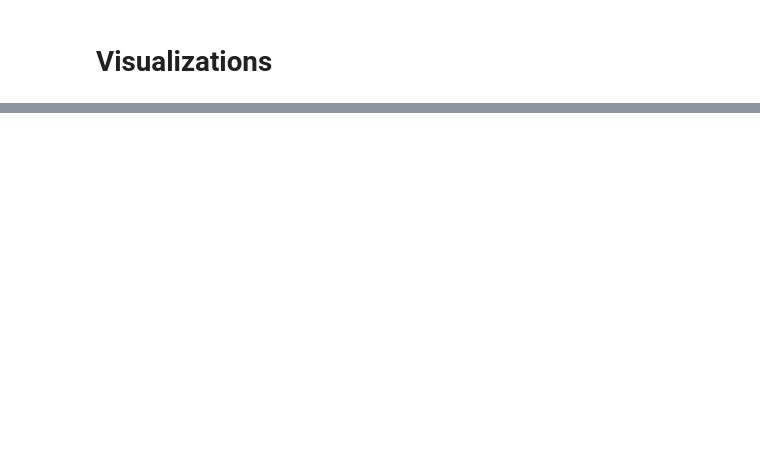
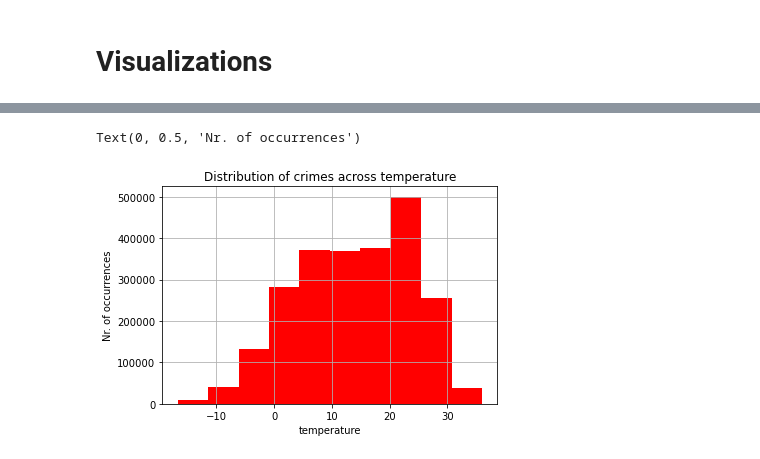
Before and after one commit to MAbdulfattah/Data-Wrangling, a Jupyter notebook: Magic.ipynb, the cells around one changed output, grey strips where cells are left out. Saved outputs shown, nothing was run; the diff lists cells and outputs as text; code cells hidden in the pictures; blank space fills up the shorter version.

```diff
--- a/Magic.ipynb
+++ b/Magic.ipynb
@@ -170,0 +25,22 @@ df[df['Global_desc'].isin(df.groupby('Global_desc').size().sort_values(ascending
+# %%
+def make_season(x):
+    if x in [12, 1, 2]:
+        return 'winter'
+    if x in [3, 4, 5]:
+        return 'spring'
+    if x in [6, 7, 8]:
+        return 'summer'
+    if x in [9, 10, 11]:
+        return  'fall'
+df1['season'] = df1.m.apply(lambda x: make_season(x))
+
+def make_numeric_season(x):
+    if x in [12, 1, 2]:
+        return 0 # 'winter'
+    if x in [3, 4, 5]:
+        return 1# 'spring'
+    if x in [6, 7, 8]:
+        return 2# 'summer'
+    if x in [9, 10, 11]:
+        return  3# 'fall'
+df1['numeric_season'] = df1.m.apply(lambda x: make_numeric_season(x))
@@ -170,0 +55,8 @@ df[df['Global_desc'].isin(df.groupby('Global_desc').size().sort_values(ascending
+# %%
+df1.temp.hist(color = 'red')
+plt.title("Distribution of crimes across temperature")
+plt.xlabel('temperature')
+plt.ylabel('Nr. of occurrences')
+# %% [output]
+Text(0, 0.5, 'Nr. of occurrences')
+[figure, added]
```
Also changed, not shown: parts of 39 cells of this notebook.
